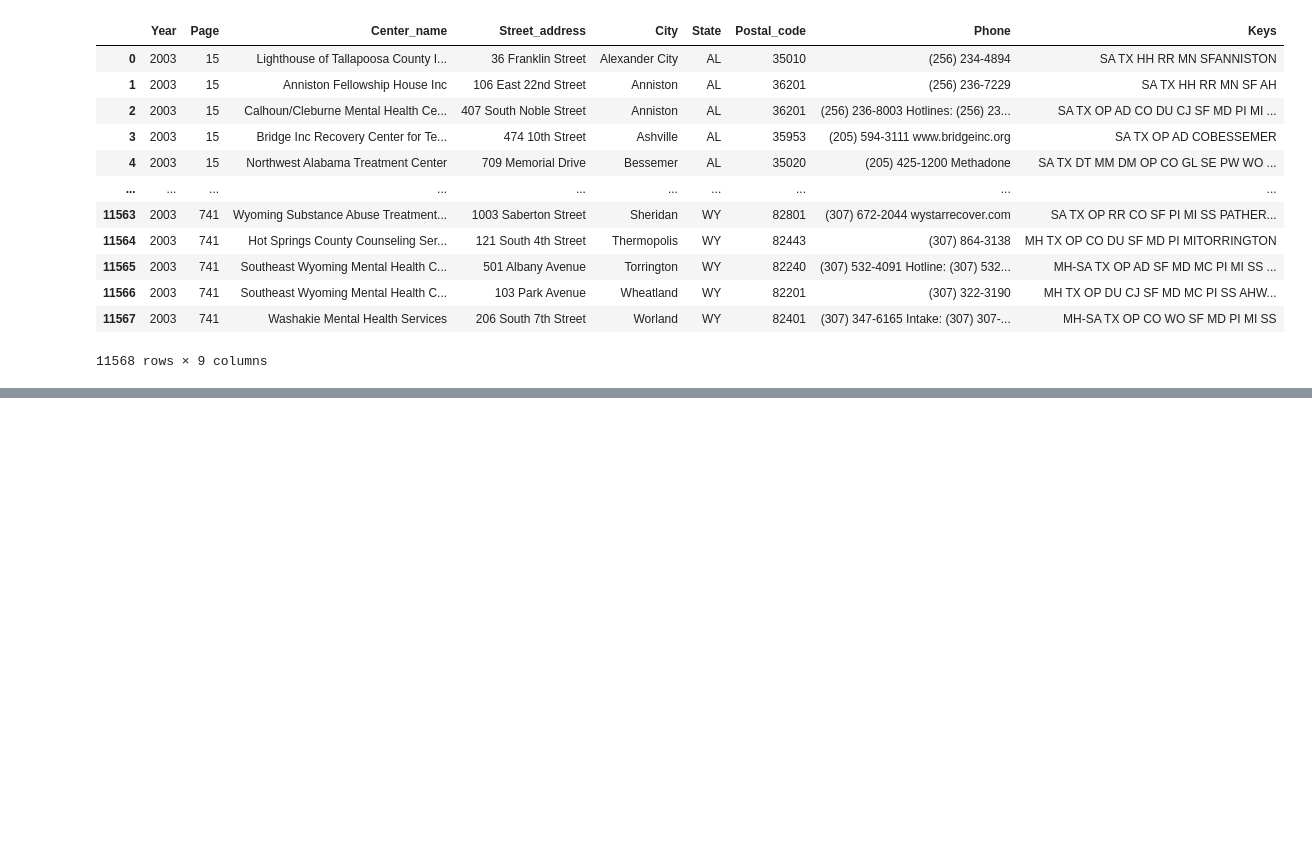
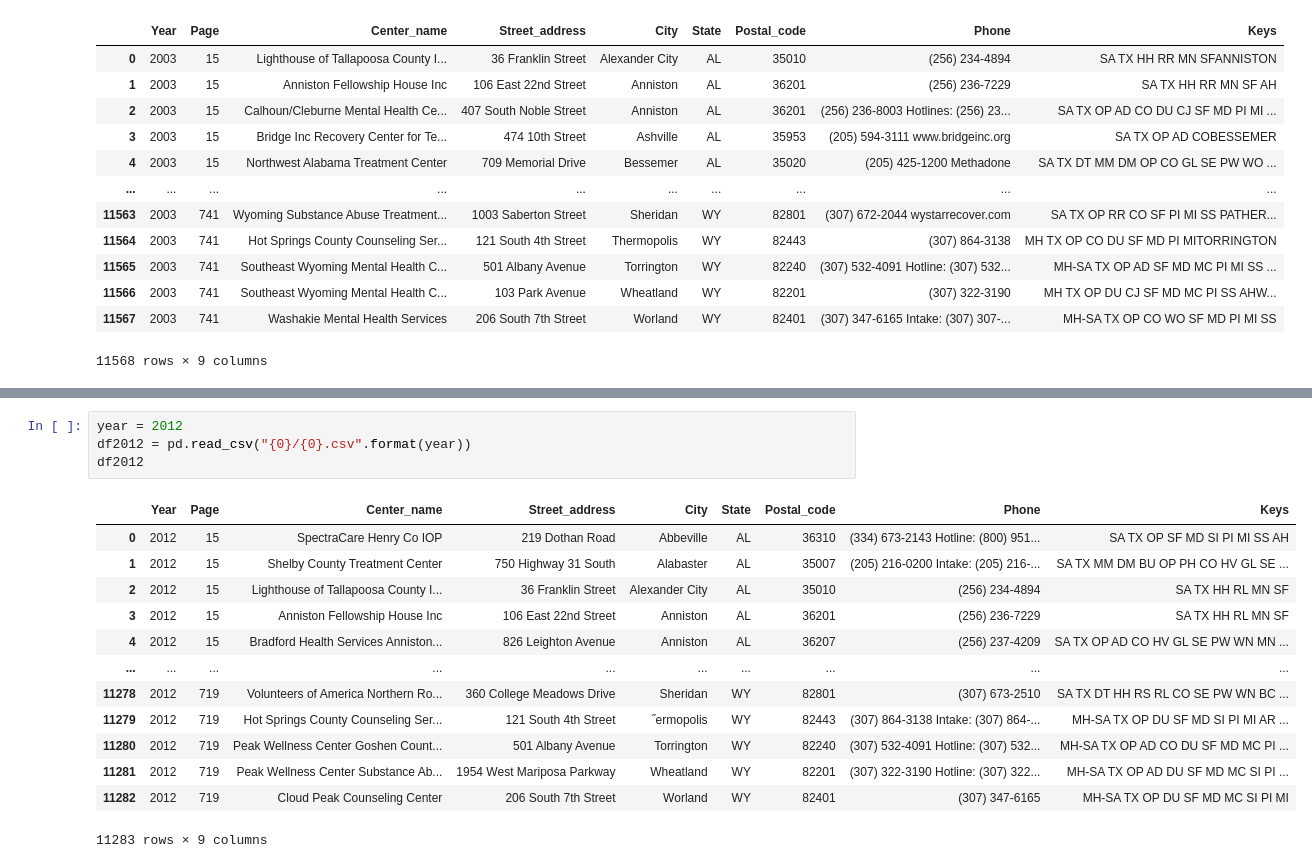
Before and after one commit to GeoDaCenter/opioid-policy-scan, a Jupyter notebook: MOUD_scraping/data_summary.ipynb, the cells around one changed output, grey strips where cells are left out. Saved outputs shown, nothing was run; the diff lists cells and outputs as text; blank space fills up the shorter version.

```diff
--- a/MOUD_scraping/data_summary.ipynb
+++ b/MOUD_scraping/data_summary.ipynb
@@ -73,0 +166,18 @@ df2003_Methadone
+# %%
+year = 2012
+df2012 = pd.read_csv("{0}/{0}.csv".format(year))
+df2012
+# %% [output]
+|  | Year | Page | Center_name | Street_address | City | State | Postal_code | Phone | Keys |
+| 0 | 2012 | 15 | SpectraCare Henry Co IOP | 219 Dothan Road | Abbeville | AL | 36310 | (334) 673-2143 Hotline: (800) 951... | SA TX OP SF MD SI PI MI SS AH |
+| 1 | 2012 | 15 | Shelby County Treatment Center | 750 Highway 31 South | Alabaster | AL | 35007 | (205) 216-0200 Intake: (205) 216-... | SA TX MM DM BU OP PH CO HV GL SE ... |
+| 2 | 2012 | 15 | Lighthouse of Tallapoosa County I... | 36 Franklin Street | Alexander City | AL | 35010 | (256) 234-4894 | SA TX HH RL MN SF |
+| 3 | 2012 | 15 | Anniston Fellowship House Inc | 106 East 22nd Street | Anniston | AL | 36201 | (256) 236-7229 | SA TX HH RL MN SF |
+| 4 | 2012 | 15 | Bradford Health Services Anniston... | 826 Leighton Avenue | Anniston | AL | 36207 | (256) 237-4209 | SA TX OP AD CO HV GL SE PW WN MN ... |
+| ... | ... | ... | ... | ... | ... | ... | ... | ... | ... |
+| 11278 | 2012 | 719 | Volunteers of America Northern Ro... | 360 College Meadows Drive | Sheridan | WY | 82801 | (307) 673-2510 | SA TX DT HH RS RL CO SE PW WN BC ... |
+| 11279 | 2012 | 719 | Hot Springs County Counseling Ser... | 121 South 4th Street | ˝ermopolis | WY | 82443 | (307) 864-3138 Intake: (307) 864-... | MH-SA TX OP DU SF MD SI PI MI AR ... |
+| 11280 | 2012 | 719 | Peak Wellness Center Goshen Count... | 501 Albany Avenue | Torrington | WY | 82240 | (307) 532-4091 Hotline: (307) 532... | MH-SA TX OP AD CO DU SF MD MC PI ... |
+| 11281 | 2012 | 719 | Peak Wellness Center Substance Ab... | 1954 West Mariposa Parkway | Wheatland | WY | 82201 | (307) 322-3190 Hotline: (307) 322... | MH-SA TX OP AD DU SF MD MC SI PI ... |
+| 11282 | 2012 | 719 | Cloud Peak Counseling Center | 206 South 7th Street | Worland | WY | 82401 | (307) 347-6165 | MH-SA TX OP DU SF MD MC SI PI MI |
+11283 rows × 9 columns
```
Also changed, not shown: parts of 22 cells of this notebook.
